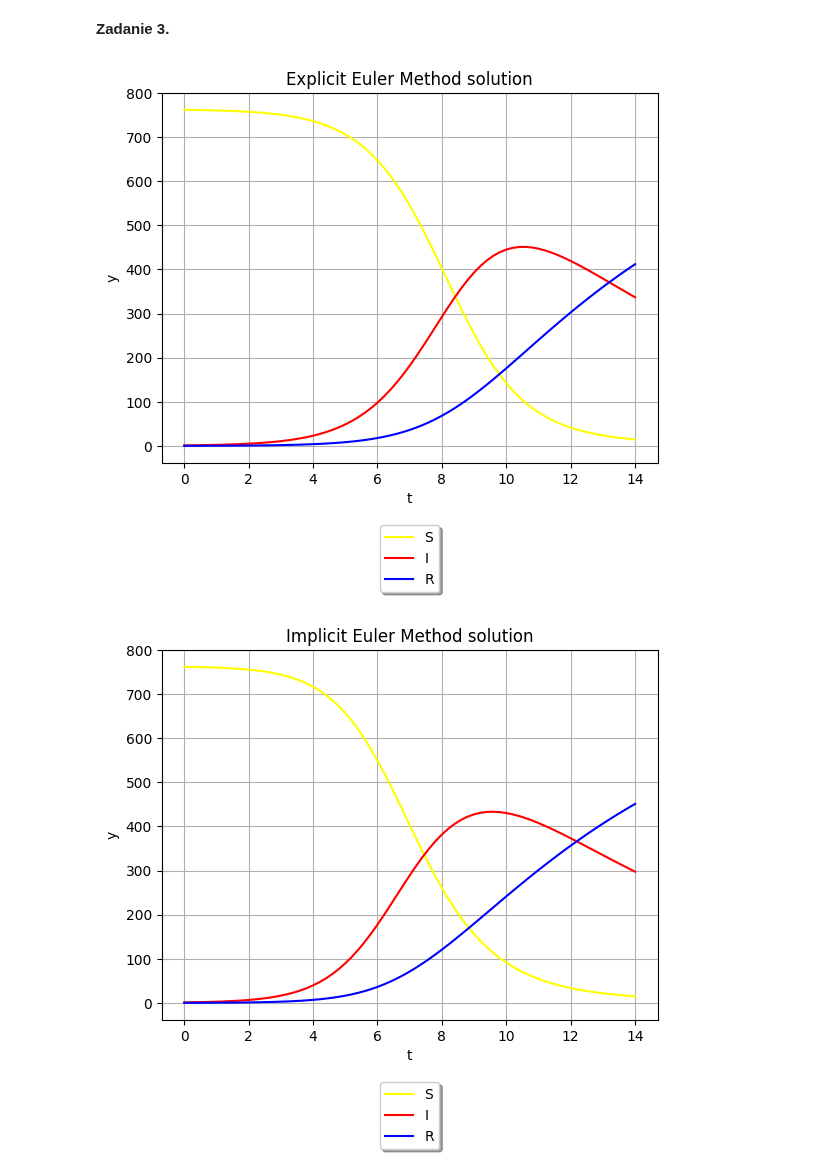
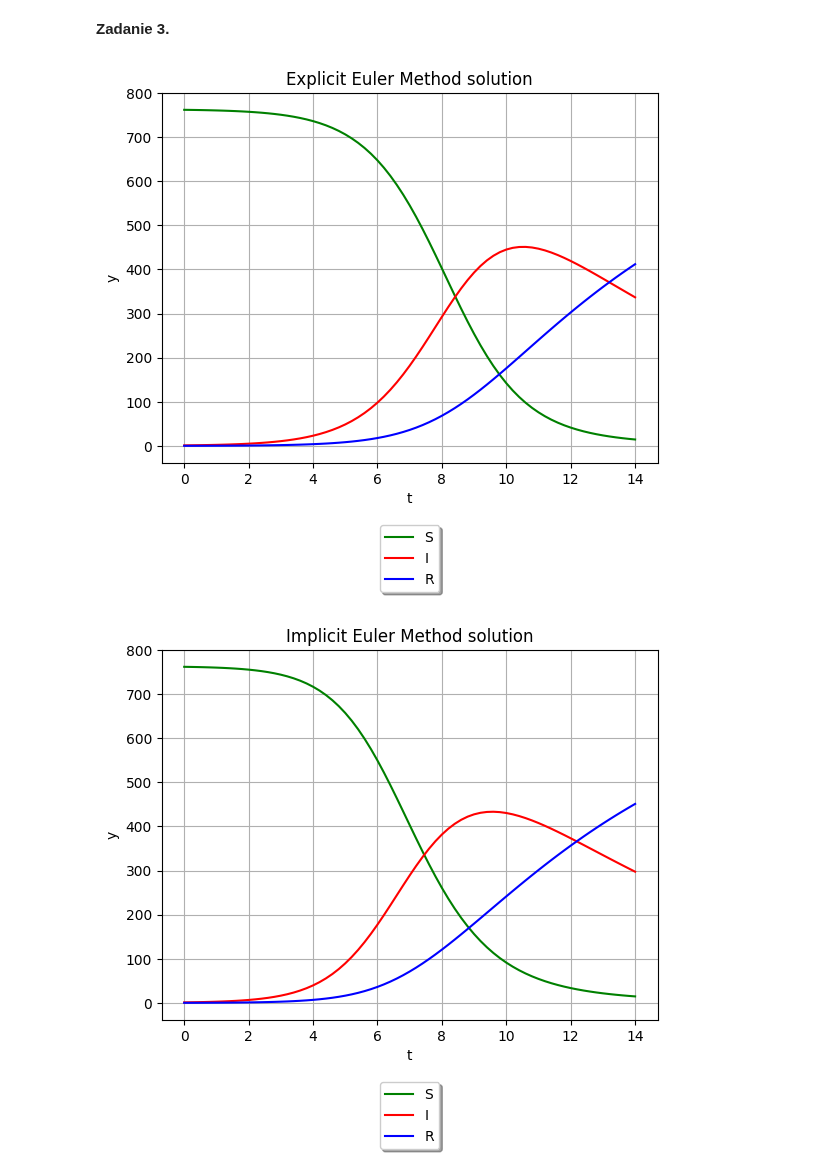
Before and after one commit to baramundi666/Computation-Methods-for-Science-and-Technology, a Jupyter notebook: lab-9/main.ipynb, the cells around one changed output. Saved outputs shown, nothing was run; the diff lists cells and outputs as text; code cells hidden in the pictures.

```diff
--- a/lab-9/main.ipynb
+++ b/lab-9/main.ipynb
@@ -22,7 +22,7 @@ print(explicit_euler_amp_factor(Q), implicit_euler_amp_factor(Q), trapezoidal_am
 # %% [output]
 -1.5 0.2857142857142857 -0.1111111111111111 1.625 0.6484375
 # %%
-n = 5
+n = 10
 
 # Explicit Euler Method
 args = []
@@ -33,7 +33,7 @@ args.append(t)
 values.append(y)
 for i in range(n):
     t += h
-    y = y + h*(-lambd*y)
+    y = y + h*lambd*y
     args.append(t)
     values.append(y)
 
@@ -54,5 +54,5 @@ For t=0.5, y=3.5
 # %%
-n = 5
+n = 10
 
 # Implicit Euler Method
 args = []
@@ -117,7 +117,7 @@ for t in t_range:
 
 # Plot
 plt.title("Explicit Euler Method solution")
-plt.plot(t_range, S_values, color='yellow', label='S')
+plt.plot(t_range, S_values, color='green', label='S')
 plt.plot(t_range, I_values, color='red', label='I')
 plt.plot(t_range, R_values, color='blue', label='R')
 plt.xlabel('t')
@@ -127,7 +127,7 @@ plt.legend(loc='upper center', bbox_to_anchor=(0.5, -0.15),
 plt.grid()
 plt.show()
 # %% [output]
-[figure, old version]
+[figure, new version]
 # %%
 # Initial values
 S_values = [S_0]
@@ -138,38 +138,35 @@ S, I, R = S_0, I_0, R_0
 # Implicit Euler Method
 def func(x):
     S, I, R = x
     eq_1 = S - S_old + h*beta*I*S/N
     eq_2 = I - I_old - h*beta*I*S/N + h*gamma*I
     eq_3 = R - R_old - h*gamma*I
     return eq_1, eq_2, eq_3
 
 
 for t in t_range:
     if t==0: continue
     S_old = S
     I_old = I
     R_old = R
-    # R = R_old + h*gamma*I
-    # S = S_old - h*beta*I*S/N
-    # I = I_old + h*beta*I*S/N - h*gamma*I
     S, I, R = scipy.optimize.fsolve(func, [S_old, I_old, R_old])
     S_values.append(S)
     I_values.append(I)
     R_values.append(R)
 
 # Plot
 plt.title("Implicit Euler Method solution")
-plt.plot(t_range, S_values, color='yellow', label='S')
+plt.plot(t_range, S_values, color='green', label='S')
 plt.plot(t_range, I_values, color='red', label='I')
 plt.plot(t_range, R_values, color='blue', label='R')
 plt.xlabel('t')
 plt.ylabel('y')
 plt.legend(loc='upper center', bbox_to_anchor=(0.5, -0.15),
         fancybox=True, shadow=True, ncol=1)
 plt.grid()
 plt.show()
 # %% [output]
-[figure, old version]
+[figure, new version]
 # %%
 # Initial values
 S_values = [S_0]
```
Also changed, not shown: parts of 3 cells of this notebook, 3 other files.
